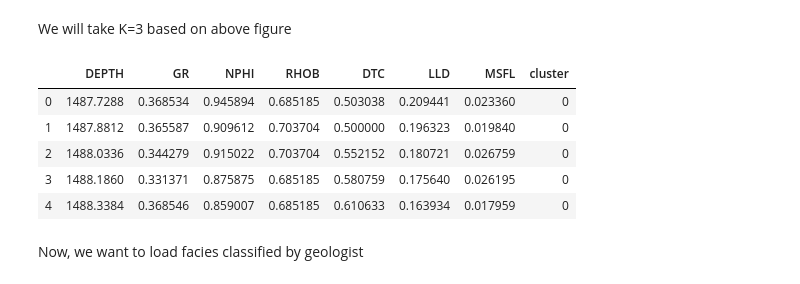
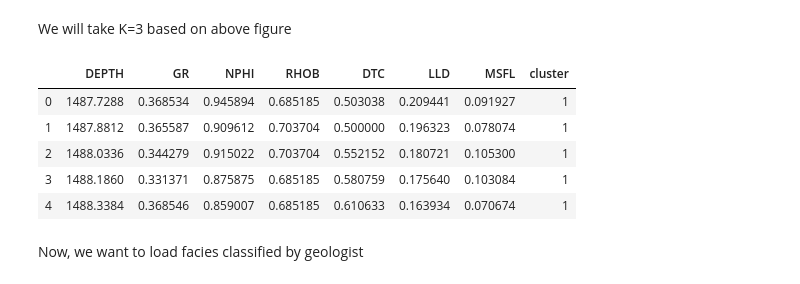
Before and after one commit to imayachita/log-analysis, a Jupyter notebook: wireline_log_analysis.ipynb, the cells around one changed output. Cells and saved outputs as stored; diff of their text form; code cells hidden in the pictures.

```diff
--- a/wireline_log_analysis.ipynb
+++ b/wireline_log_analysis.ipynb
@@ -245,0 +305,6 @@ wireline_log_plotting(top,bottom,las_df_well_1)
+# %%
+#Remove the outliers
+
+las_df_well_1_removed_outliers = las_df_well_1[las_df_well_1['MSFL']<75]
+las_df_well_1_removed_outliers.index = pd.RangeIndex(len(las_df_well_1_removed_outliers.index))
+las_df_well_1_removed_outliers
@@ -274,7 +355,7 @@ def get_triple_combo(df):
     out.index = pd.RangeIndex(len(out.index))
     return out
 
-las_df_well_1_TC = get_triple_combo(las_df_well_1)
+las_df_well_1_TC = get_triple_combo(las_df_well_1_removed_outliers)
 las_df_well_1_TC.head()
 # %% [output]
 |  | DEPTH | GR | NPHI | RHOB | DTC | LLD | MSFL |
@@ -348,23 +417,24 @@ We will take K=3 based on above figure
 # %%
 def clustering(df,n_clusters):
     #run the K-means clustering
 
     kmeans = KMeans(n_clusters=n_clusters)
     k_means = kmeans.fit(df.drop(['DEPTH'],axis=1))
     labels = k_means.labels_
 
     #save the clustering results in the new column
     df['cluster']=k_means.labels_
+    return df
 
-clustering(df_scaled_well_1,n_clusters=3)
+df_scaled_well_1 = clustering(df_scaled_well_1,n_clusters=3)
 df_scaled_well_1.head()
 # %% [output]
 |  | DEPTH | GR | NPHI | RHOB | DTC | LLD | MSFL | cluster |
-| 0 | 1487.7288 | 0.368534 | 0.945894 | 0.685185 | 0.503038 | 0.209441 | 0.023360 | 0 |
-| 1 | 1487.8812 | 0.365587 | 0.909612 | 0.703704 | 0.500000 | 0.196323 | 0.019840 | 0 |
-| 2 | 1488.0336 | 0.344279 | 0.915022 | 0.703704 | 0.552152 | 0.180721 | 0.026759 | 0 |
-| 3 | 1488.1860 | 0.331371 | 0.875875 | 0.685185 | 0.580759 | 0.175640 | 0.026195 | 0 |
-| 4 | 1488.3384 | 0.368546 | 0.859007 | 0.685185 | 0.610633 | 0.163934 | 0.017959 | 0 |
+| 0 | 1487.7288 | 0.368534 | 0.945894 | 0.685185 | 0.503038 | 0.209441 | 0.091927 | 1 |
+| 1 | 1487.8812 | 0.365587 | 0.909612 | 0.703704 | 0.500000 | 0.196323 | 0.078074 | 1 |
+| 2 | 1488.0336 | 0.344279 | 0.915022 | 0.703704 | 0.552152 | 0.180721 | 0.105300 | 1 |
+| 3 | 1488.1860 | 0.331371 | 0.875875 | 0.685185 | 0.580759 | 0.175640 | 0.103084 | 1 |
+| 4 | 1488.3384 | 0.368546 | 0.859007 | 0.685185 | 0.610633 | 0.163934 | 0.070674 | 1 |
 # %% [markdown]
 Now, we want to load facies classified by geologist
 # %%
```
Also changed, not shown: parts of 38 cells of this notebook.
